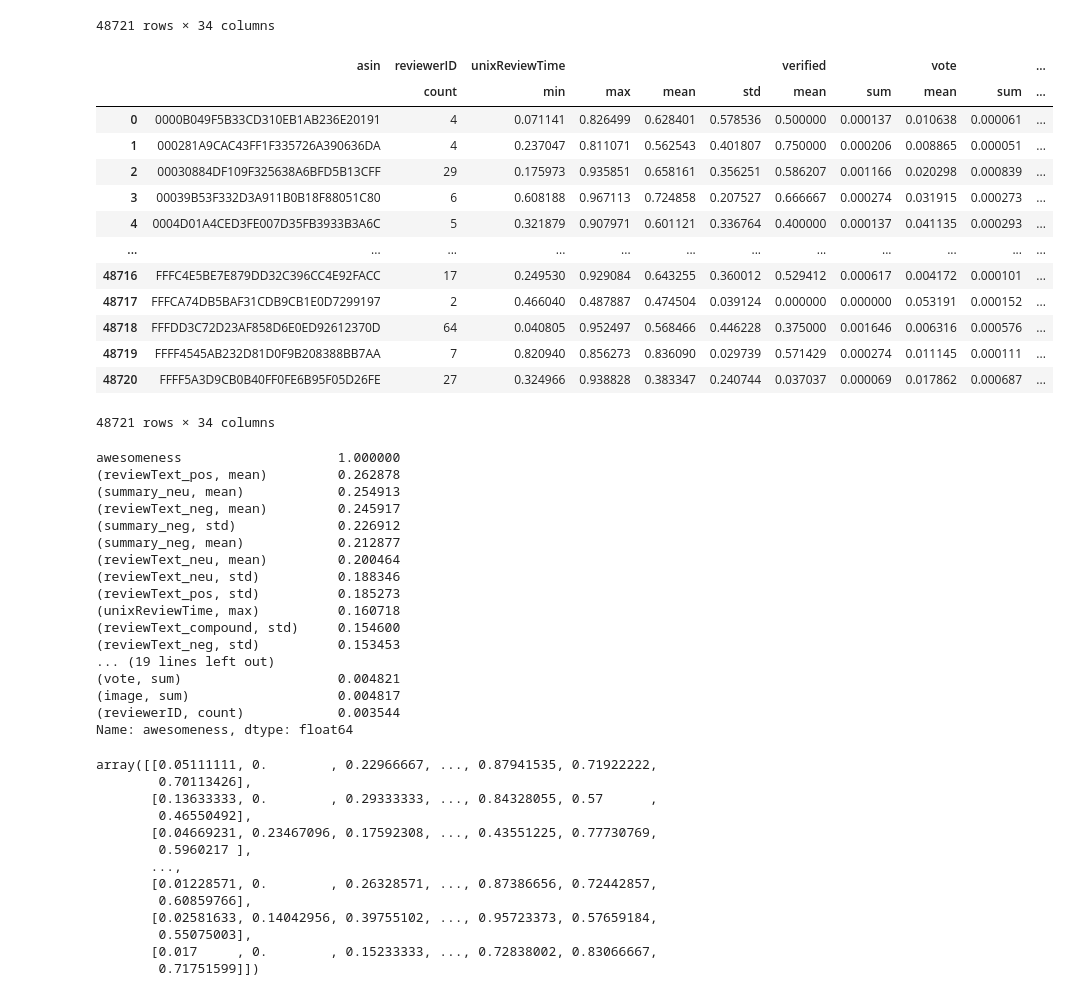
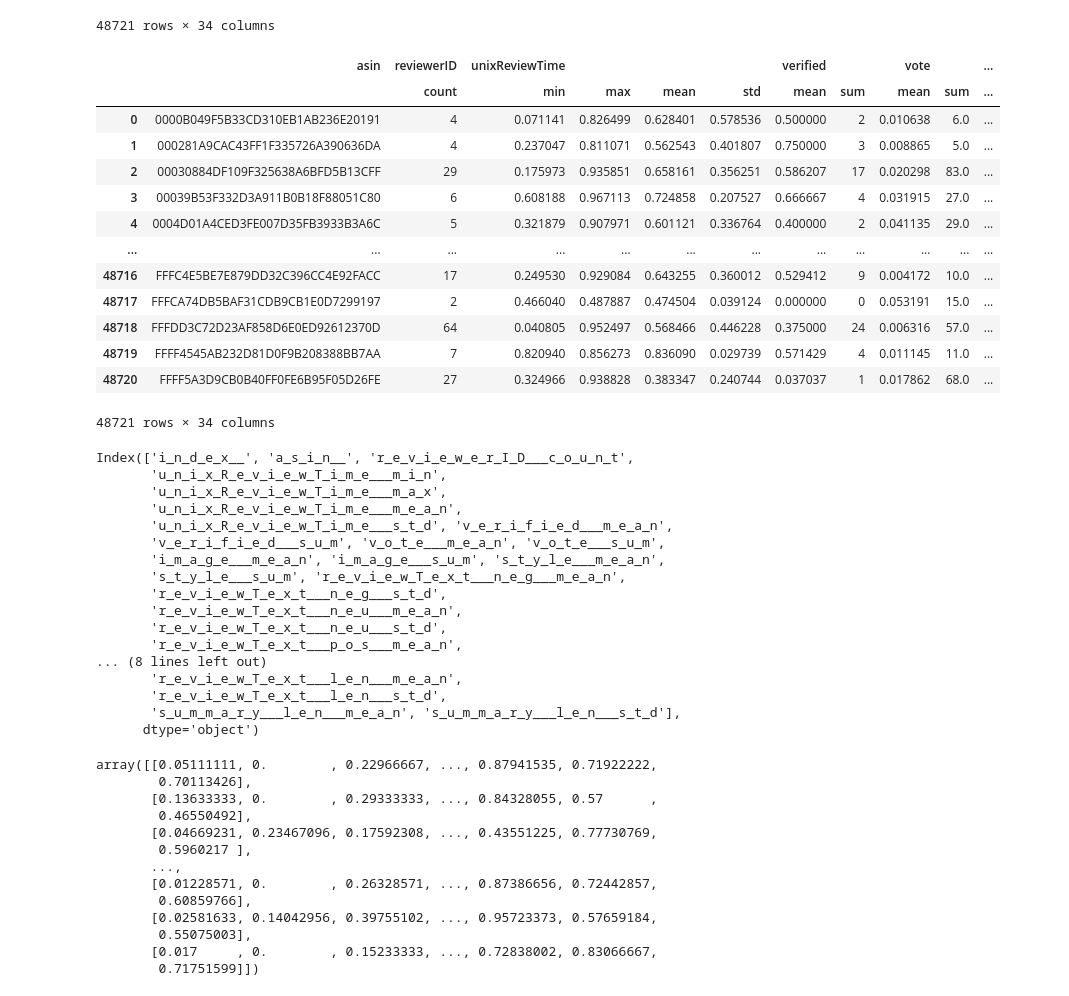
Before and after one commit to wubbalubbadu/ML-project, a Jupyter notebook: predictive_models.ipynb, the cells around one changed output. Drawn from its saved outputs; the diff is of its cells as text; code cells hidden in the pictures.

```diff
--- a/predictive_models.ipynb
+++ b/predictive_models.ipynb
@@ -277,27 +276,40 @@ training_data
 # %%
 from sklearn.preprocessing import MinMaxScaler
 
-# Define the columns to normalize
-cols_to_normalize = ['unixReviewTime', 'verified', 'vote', 'image', 'style', 'reviewText_neg', 'reviewText_neu', 'reviewText_pos', 'reviewText_compound', 'summary_neg', 'summary_neu', 'summary_pos', 'summary_compound', 'reviewText_len', 'summary_len']
+# # Define the columns to normalize
+# cols_to_normalize = ['unixReviewTime', 'verified', 'vote', 'image', 'style', 'reviewText_neg', 'reviewText_neu', 'reviewText_pos', 'reviewText_compound', 'summary_neg', 'summary_neu', 'summary_pos', 'summary_compound', 'reviewText_len', 'summary_len']
+# Get a list of all column names (as tuples) in your DataFrame
+df_columns = list(training_data.columns)
+
+# Define the original column names that you are interested in
+original_cols = ['unixReviewTime', 'verified', 'vote', 'image', 'style', 'reviewText_neg', 'reviewText_neu',
+                 'reviewText_pos', 'reviewText_compound', 'summary_neg', 'summary_neu', 'summary_pos',
+                 'summary_compound', 'reviewText_len', 'summary_len']
+
+# Define the statistical measures that you are interested in
+stat_measures = ['min', 'max', 'mean', 'std']
+
+# Create the list of columns to normalize, ensuring that only existing columns are included
+cols_to_normalize = [(col, stat) for col in original_cols for stat in stat_measures if (col, stat) in df_columns]
 
 # Normalize the data using the MinMaxScaler
 scaler = MinMaxScaler()
 training_data[cols_to_normalize] = scaler.fit_transform(training_data[cols_to_normalize])
 training_data
 # %% [output]
 |  | asin | reviewerID | unixReviewTime |  |  |  | verified |  | vote |  | ... |
 |  |  | count | min | max | mean | std | mean | sum | mean | sum | ... |
-| 0 | 0000B049F5B33CD310EB1AB236E20191 | 4 | 0.071141 | 0.826499 | 0.628401 | 0.578536 | 0.500000 | 0.000137 | 0.010638 | 0.000061 | ... |
-| 1 | 000281A9CAC43FF1F335726A390636DA | 4 | 0.237047 | 0.811071 | 0.562543 | 0.401807 | 0.750000 | 0.000206 | 0.008865 | 0.000051 | ... |
-| 2 | 00030884DF109F325638A6BFD5B13CFF | 29 | 0.175973 | 0.935851 | 0.658161 | 0.356251 | 0.586207 | 0.001166 | 0.020298 | 0.000839 | ... |
-| 3 | 00039B53F332D3A911B0B18F88051C80 | 6 | 0.608188 | 0.967113 | 0.724858 | 0.207527 | 0.666667 | 0.000274 | 0.031915 | 0.000273 | ... |
-| 4 | 0004D01A4CED3FE007D35FB3933B3A6C | 5 | 0.321879 | 0.907971 | 0.601121 | 0.336764 | 0.400000 | 0.000137 | 0.041135 | 0.000293 | ... |
+| 0 | 0000B049F5B33CD310EB1AB236E20191 | 4 | 0.071141 | 0.826499 | 0.628401 | 0.578536 | 0.500000 | 2 | 0.010638 | 6.0 | ... |
+| 1 | 000281A9CAC43FF1F335726A390636DA | 4 | 0.237047 | 0.811071 | 0.562543 | 0.401807 | 0.750000 | 3 | 0.008865 | 5.0 | ... |
+| 2 | 00030884DF109F325638A6BFD5B13CFF | 29 | 0.175973 | 0.935851 | 0.658161 | 0.356251 | 0.586207 | 17 | 0.020298 | 83.0 | ... |
+| 3 | 00039B53F332D3A911B0B18F88051C80 | 6 | 0.608188 | 0.967113 | 0.724858 | 0.207527 | 0.666667 | 4 | 0.031915 | 27.0 | ... |
+| 4 | 0004D01A4CED3FE007D35FB3933B3A6C | 5 | 0.321879 | 0.907971 | 0.601121 | 0.336764 | 0.400000 | 2 | 0.041135 | 29.0 | ... |
 | ... | ... | ... | ... | ... | ... | ... | ... | ... | ... | ... | ... |
-| 48716 | FFFC4E5BE7E879DD32C396CC4E92FACC | 17 | 0.249530 | 0.929084 | 0.643255 | 0.360012 | 0.529412 | 0.000617 | 0.004172 | 0.000101 | ... |
-| 48717 | FFFCA74DB5BAF31CDB9CB1E0D7299197 | 2 | 0.466040 | 0.487887 | 0.474504 | 0.039124 | 0.000000 | 0.000000 | 0.053191 | 0.000152 | ... |
-| 48718 | FFFDD3C72D23AF858D6E0ED92612370D | 64 | 0.040805 | 0.952497 | 0.568466 | 0.446228 | 0.375000 | 0.001646 | 0.006316 | 0.000576 | ... |
-| 48719 | FFFF4545AB232D81D0F9B208388BB7AA | 7 | 0.820940 | 0.856273 | 0.836090 | 0.029739 | 0.571429 | 0.000274 | 0.011145 | 0.000111 | ... |
-| 48720 | FFFF5A3D9CB0B40FF0FE6B95F05D26FE | 27 | 0.324966 | 0.938828 | 0.383347 | 0.240744 | 0.037037 | 0.000069 | 0.017862 | 0.000687 | ... |
+| 48716 | FFFC4E5BE7E879DD32C396CC4E92FACC | 17 | 0.249530 | 0.929084 | 0.643255 | 0.360012 | 0.529412 | 9 | 0.004172 | 10.0 | ... |
+| 48717 | FFFCA74DB5BAF31CDB9CB1E0D7299197 | 2 | 0.466040 | 0.487887 | 0.474504 | 0.039124 | 0.000000 | 0 | 0.053191 | 15.0 | ... |
+| 48718 | FFFDD3C72D23AF858D6E0ED92612370D | 64 | 0.040805 | 0.952497 | 0.568466 | 0.446228 | 0.375000 | 24 | 0.006316 | 57.0 | ... |
+| 48719 | FFFF4545AB232D81D0F9B208388BB7AA | 7 | 0.820940 | 0.856273 | 0.836090 | 0.029739 | 0.571429 | 4 | 0.011145 | 11.0 | ... |
+| 48720 | FFFF5A3D9CB0B40FF0FE6B95F05D26FE | 27 | 0.324966 | 0.938828 | 0.383347 | 0.240744 | 0.037037 | 1 | 0.017862 | 68.0 | ... |
 48721 rows × 34 columns
 # %%
 # Merge the training data with the awesomeness data
@@ -308,23 +320,23 @@ training_data = training_data.merge(product_training, on='asin', how='left')
 # Visualize the absolute correlation between the features on "awesomeness"
 training_data.corr()["awesomeness"].abs().sort_values(ascending=False)
 # %% [output]
-awesomeness                    1.000000
-(reviewText_pos, mean)         0.262878
-(summary_neu, mean)            0.254913
-(reviewText_neg, mean)         0.245917
-(summary_neg, std)             0.226912
-(summary_neg, mean)            0.212877
-(reviewText_neu, mean)         0.200464
-(reviewText_neu, std)          0.188346
-(reviewText_pos, std)          0.185273
-(unixReviewTime, max)          0.160718
-(reviewText_compound, std)     0.154600
-(reviewText_neg, std)          0.153453
-... (19 lines left out)
-(vote, sum)                    0.004821
-(image, sum)                   0.004817
-(reviewerID, count)            0.003544
-Name: awesomeness, dtype: float64
+Index(['i_n_d_e_x__', 'a_s_i_n__', 'r_e_v_i_e_w_e_r_I_D___c_o_u_n_t',
+       'u_n_i_x_R_e_v_i_e_w_T_i_m_e___m_i_n',
+       'u_n_i_x_R_e_v_i_e_w_T_i_m_e___m_a_x',
+       'u_n_i_x_R_e_v_i_e_w_T_i_m_e___m_e_a_n',
+       'u_n_i_x_R_e_v_i_e_w_T_i_m_e___s_t_d', 'v_e_r_i_f_i_e_d___m_e_a_n',
+       'v_e_r_i_f_i_e_d___s_u_m', 'v_o_t_e___m_e_a_n', 'v_o_t_e___s_u_m',
+       'i_m_a_g_e___m_e_a_n', 'i_m_a_g_e___s_u_m', 's_t_y_l_e___m_e_a_n',
+       's_t_y_l_e___s_u_m', 'r_e_v_i_e_w_T_e_x_t___n_e_g___m_e_a_n',
+       'r_e_v_i_e_w_T_e_x_t___n_e_g___s_t_d',
+       'r_e_v_i_e_w_T_e_x_t___n_e_u___m_e_a_n',
+       'r_e_v_i_e_w_T_e_x_t___n_e_u___s_t_d',
+       'r_e_v_i_e_w_T_e_x_t___p_o_s___m_e_a_n',
+... (8 lines left out)
+       'r_e_v_i_e_w_T_e_x_t___l_e_n___m_e_a_n',
+       'r_e_v_i_e_w_T_e_x_t___l_e_n___s_t_d',
+       's_u_m_m_a_r_y___l_e_n___m_e_a_n', 's_u_m_m_a_r_y___l_e_n___s_t_d'],
+      dtype='object')
 # %%
 training_data = training_data.drop(training_data.columns[1], axis=1)
 # %%
```
Also changed, not shown: parts of 1 cell of this notebook, 3 other files.
